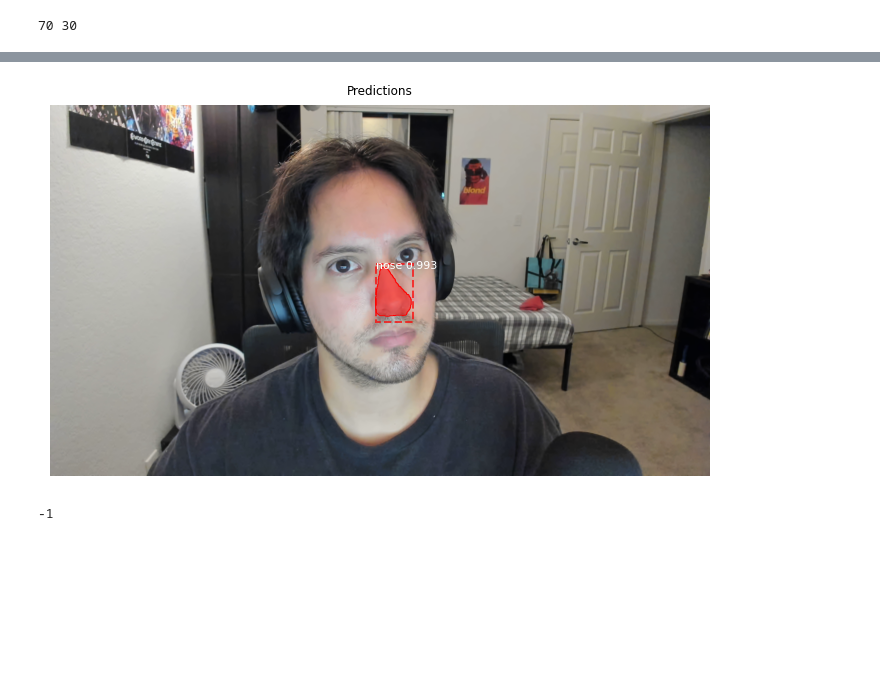
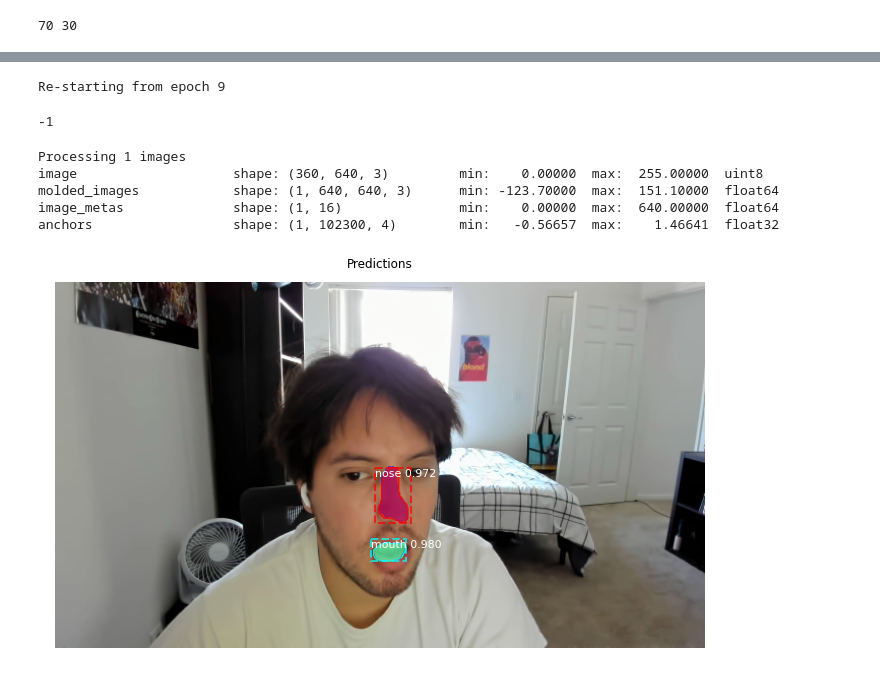
Before and after one commit to Zetroc99/FaceDetect, a Jupyter notebook: face_python.ipynb, the cells around one changed output, grey strips where cells are left out. Cells and saved outputs as stored; diff of their text form; code cells hidden in the pictures; blank space fills up the shorter version.

```diff
--- a/face_python.ipynb
+++ b/face_python.ipynb
@@ -109,11 +101,2 @@ anchors                  shape: (1, 16368, 4)         min:   -1.41976  max:    2
-# %%
-ax = get_ax(1)
-r = pred[0]
-
-visualize.display_instances(frame, r['rois'], r['masks'], r['class_ids'],
-                            dataset_val.class_names, r['scores'], ax=ax,
-                            title = 'Predictions')
-# %% [output]
-[figure, removed]
 # %%
 import cv2 as cv
@@ -120,9 +143,17 @@ import cv2 as cv
+# %%
+vid_config = VideoInferConfig()
+model_vid = faces.load_inference(vid_config)
+# %% [output]
+Re-starting from epoch 9
 # %%
 cap = cv.VideoCapture(0, cv.CAP_DSHOW)
-w = 1280
-h = 600
+w = 600
+h = 400
 cap.set(3,w)
 cap.set(4,h)
+
+frames = []
+frame_count = 0
 
 while cap.isOpened():
     success, frame = cap.read()
@@ -131,16 +162,18 @@ while cap.isOpened():
         break
     #frame = cv.cvtColor(frame, cv.COLOR_BGR2RGB)
 
-    pred = model_infer.detect([frame], verbose=0)
-    try:
-        mask = pred[0]['masks']
-        frame = cv.draw_Contours(frame, mask)
-    except:
-        pass
+    frame_count += 1
+    frames.append(frame)
+    if len(frames) == 1:
+        predictions = model_vid.detect(frames, verbose=0)
+        #print("Predicted")
+        for i, item in enumerate(zip(frames, predictions)):
+            frame = item[0]
+            p = item[1]
+            frame = get_masked_image(frame, p)
+            cv.imshow('Scan', frame)
+            frames = []
 
-
-
-    cv.imshow('Scan', frame)
     if cv.waitKey(1) & 0xFF == ord('q'):
         break
 cap.release()
@@ -148,3 +181,19 @@ cv.destroyAllWindows()
 cv.waitKey(1)
 # %% [output]
 -1
+# %%
+frame = cv.cvtColor(frame, cv.COLOR_BGR2RGB)
+pred = model_vid.detect([frame], verbose=1)
+ax = get_ax(1)
+r = pred[0]
+
+visualize.display_instances(frame, r['rois'], r['masks'], r['class_ids'],
+                            dataset_val.class_names, r['scores'], ax=ax,
+                            title = 'Predictions')
+# %% [output]
+Processing 1 images
+image                    shape: (360, 640, 3)         min:    0.00000  max:  255.00000  uint8
+molded_images            shape: (1, 640, 640, 3)      min: -123.70000  max:  151.10000  float64
+image_metas              shape: (1, 16)               min:    0.00000  max:  640.00000  float64
+anchors                  shape: (1, 102300, 4)        min:   -0.56657  max:    1.46641  float32
+[figure, added]
```
Also changed, not shown: parts of 8 cells of this notebook, 2 other files.
